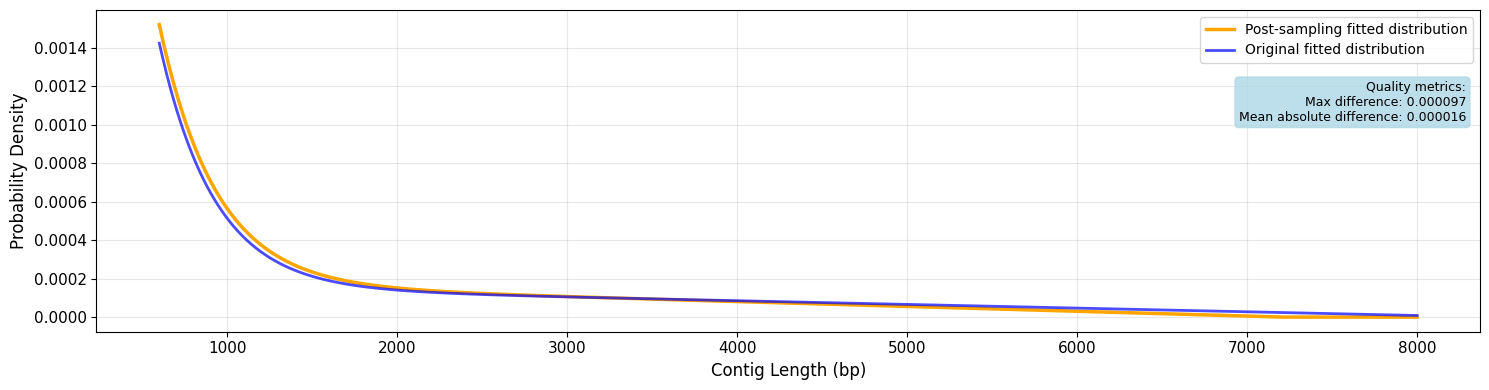
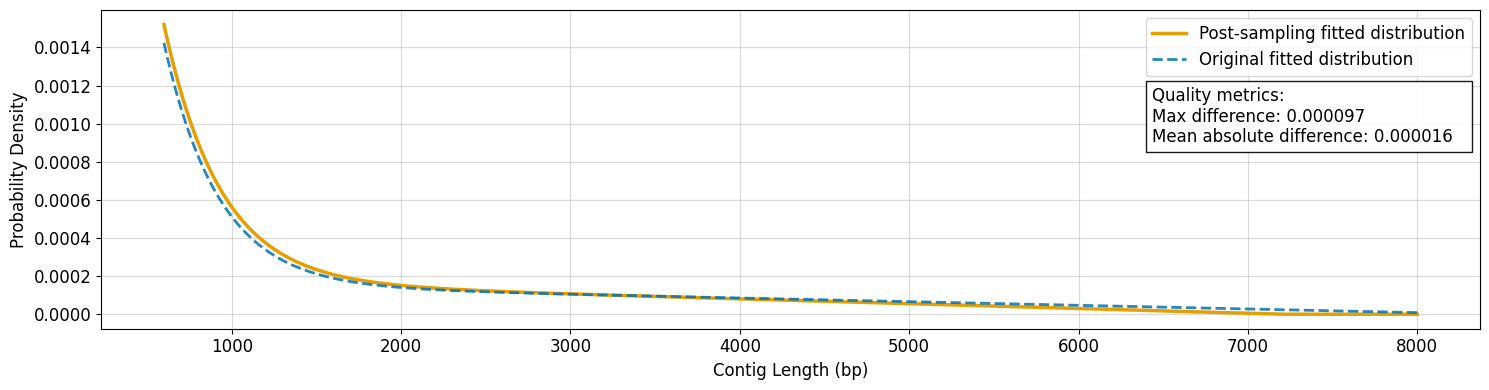
The notebook cell's code change between the first figure and the second:
--- before
+++ after
@@ -14,23 +14,35 @@
 
 fig, ax = plt.subplots(figsize=(15, 4))
-ax.plot(x, y_sampled_fit, color='orange', linewidth=2.5, label='Post-sampling fitted distribution')
-ax.plot(x, y_target, color='blue', linewidth=2, alpha=0.7, label='Original fitted distribution')
+ax.plot(x, y_sampled_fit, color='#E69F00', linewidth=2.5, label='Post-sampling fitted distribution')
+ax.plot(x, y_target, color='#0072B2', linewidth=2, linestyle='--', alpha=0.85, label='Original fitted distribution')
 ax.set_xlabel('Contig Length (bp)', fontsize=FS_LABEL)
 ax.set_ylabel('Probability Density', fontsize=FS_LABEL)
 ax.tick_params(axis='both', labelsize=FS_TICK)
-ax.legend(fontsize=FS_LEGEND, loc='upper right')
-ax.text(
-    0.99,
-    0.78,
-    f'Quality metrics:\nMax difference: {diff_max:.6f}\nMean absolute difference: {diff_mean:.6f}',
-    transform=ax.transAxes,
-    fontsize=FS_TEXT,
-    horizontalalignment='right',
-    verticalalignment='top',
-    bbox=dict(boxstyle='round', color='lightblue', alpha=0.8),
-)
-ax.grid(True, alpha=0.3)
-
+legend = ax.legend(fontsize=FS_LEGEND, loc='upper right')
+ax.grid(True, alpha=0.45, linewidth=0.9)
 plt.tight_layout()
+fig.canvas.draw()
+renderer = fig.canvas.get_renderer()
+legend_bbox = legend.get_window_extent(renderer=renderer).transformed(fig.transFigure.inverted())
+metrics_text = f'Quality metrics:\nMax difference: {diff_max:.6f}\nMean absolute difference: {diff_mean:.6f}'
+temp_text = fig.text(0, 0, metrics_text, transform=fig.transFigure, fontsize=FS_TEXT, alpha=0)
+fig.canvas.draw()
+text_bbox = temp_text.get_window_extent(renderer=renderer).transformed(fig.transFigure.inverted())
+temp_text.remove()
+pad_px = 6
+pad_x_fig = pad_px / fig.bbox.width
+pad_y_fig = pad_px / fig.bbox.height
+box_height_fig = text_bbox.height + 2 * pad_y_fig
+box_left = legend_bbox.x0
+box_right = legend_bbox.x1
+gap_fig = 0.012
+box_top = legend_bbox.y0 - gap_fig
+box_bottom = box_top - box_height_fig
+fig.patches.append(plt.Rectangle((box_left, box_bottom), box_right - box_left, box_height_fig,
+                           transform=fig.transFigure, facecolor='white', edgecolor='black',
+                           alpha=0.9, zorder=2, clip_on=False))
+fig.text(box_left + pad_x_fig, box_top - pad_y_fig, metrics_text,
+        transform=fig.transFigure, fontsize=FS_TEXT, horizontalalignment='left',
+        verticalalignment='top', zorder=3)
 
 figures_dir = Path('../figures')

Commit: making figures accessible